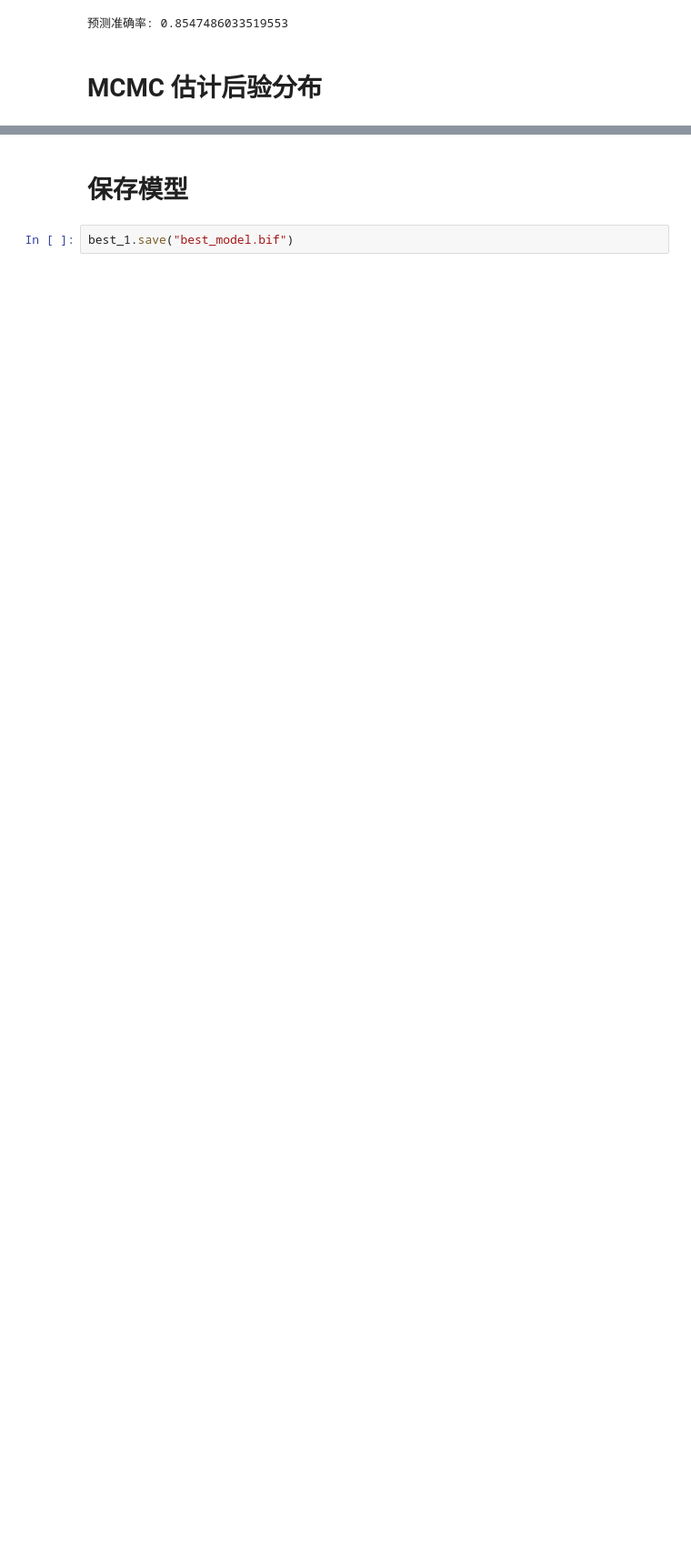
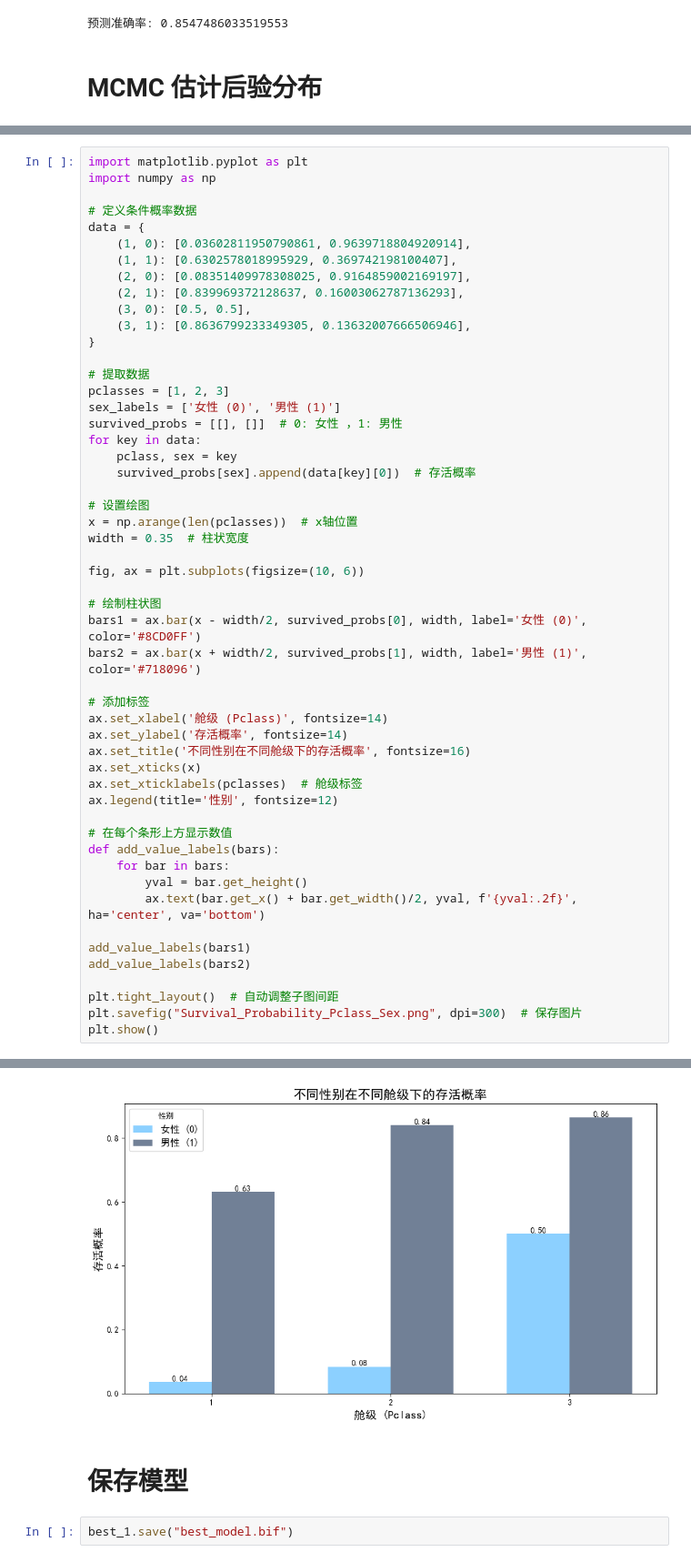
Before and after one commit to 1golden/ML-NLP, a Jupyter notebook: Machine Learning/5.1 Bayes Network/homework.ipynb, the cells around one changed output, grey strips where cells are left out. Shown at 91% size. Saved outputs shown, nothing was run; the diff lists cells and outputs as text; blank space fills up the shorter version.

```diff
--- a/Machine Learning/5.1 Bayes Network/homework.ipynb
+++ b/Machine Learning/5.1 Bayes Network/homework.ipynb
@@ -602,0 +636,53 @@ Text(0, 0.5, 'Probability')
+# %%
+import matplotlib.pyplot as plt
+import numpy as np
+
+# 定义条件概率数据
+data = {
+    (1, 0): [0.03602811950790861, 0.9639718804920914],
+    (1, 1): [0.6302578018995929, 0.369742198100407],
+    (2, 0): [0.08351409978308025, 0.9164859002169197],
+    (2, 1): [0.839969372128637, 0.16003062787136293],
+    (3, 0): [0.5, 0.5],
+    (3, 1): [0.8636799233349305, 0.13632007666506946],
+}
+
+# 提取数据
+pclasses = [1, 2, 3]
+sex_labels = ['女性 (0)', '男性 (1)']
+survived_probs = [[], []]  # 0: 女性 ，1: 男性
+for key in data:
+    pclass, sex = key
+    survived_probs[sex].append(data[key][0])  # 存活概率
+
+# 设置绘图
+x = np.arange(len(pclasses))  # x轴位置
+width = 0.35  # 柱状宽度
+
+fig, ax = plt.subplots(figsize=(10, 6))
+
+# 绘制柱状图
+bars1 = ax.bar(x - width/2, survived_probs[0], width, label='女性 (0)', color='#8CD0FF')
+bars2 = ax.bar(x + width/2, survived_probs[1], width, label='男性 (1)', color='#718096')
+
+# 添加标签
+ax.set_xlabel('舱级 (Pclass)', fontsize=14)
+ax.set_ylabel('存活概率', fontsize=14)
+ax.set_title('不同性别在不同舱级下的存活概率', fontsize=16)
+ax.set_xticks(x)
+ax.set_xticklabels(pclasses)  # 舱级标签
+ax.legend(title='性别', fontsize=12)
+
+# 在每个条形上方显示数值
+def add_value_labels(bars):
+    for bar in bars:
+        yval = bar.get_height()
+        ax.text(bar.get_x() + bar.get_width()/2, yval, f'{yval:.2f}', ha='center', va='bottom')
+
+add_value_labels(bars1)
+add_value_labels(bars2)
+
+plt.tight_layout()  # 自动调整子图间距
+plt.savefig("Survival_Probability_Pclass_Sex.png", dpi=300)  # 保存图片
+plt.show()
+# %% [output]
@@ -603,3 +697,4 @@ Text(0, 0.5, 'Probability')
+[figure, added]
 # %% [markdown]
 # 保存模型
 # %%
```
Also changed, not shown: parts of 3 cells of this notebook, 5 other files.
